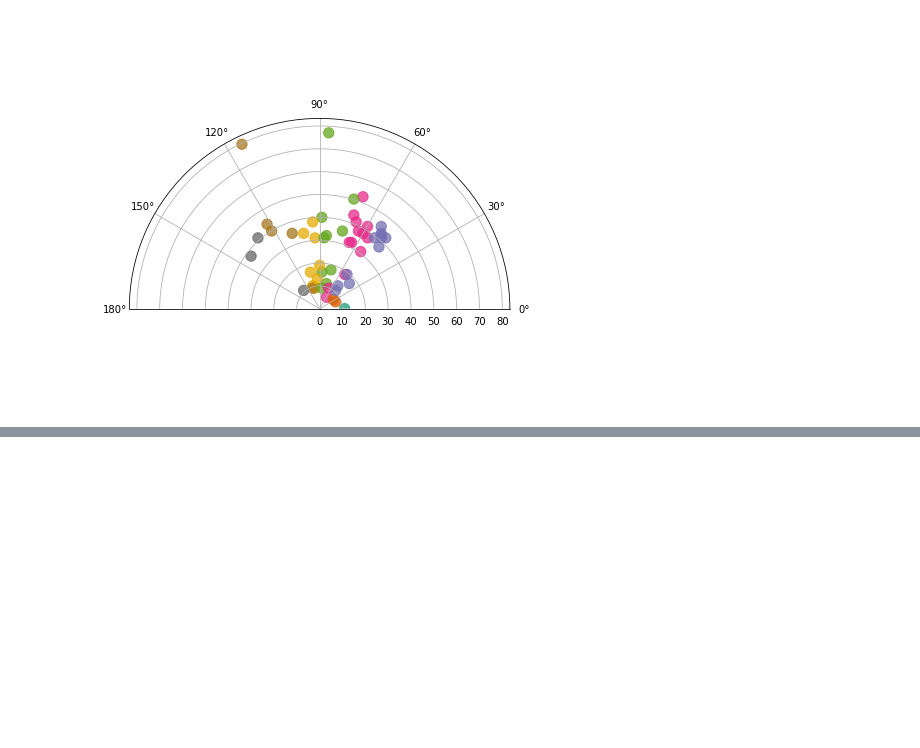
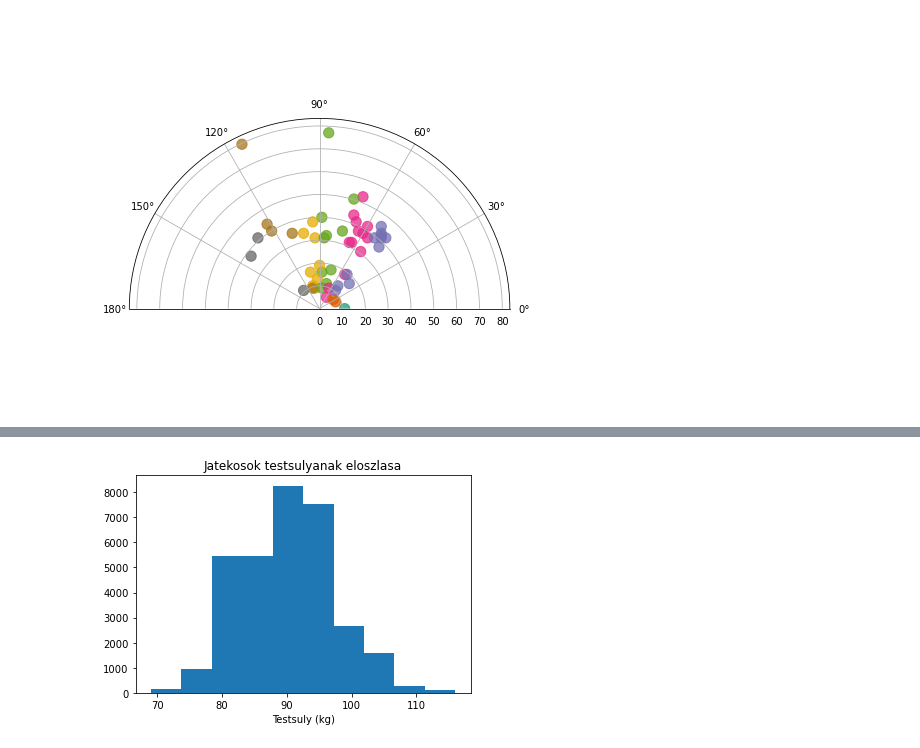
Before and after one commit to szonja126/NHL-Diplomamunka, a Jupyter notebook: readcsv.ipynb, the cells around one changed output, grey strips where cells are left out. Cells and saved outputs as stored; diff of their text form; code cells hidden in the pictures; blank space fills up the shorter version.

```diff
--- a/readcsv.ipynb
+++ b/readcsv.ipynb
@@ -562,0 +620,8 @@ ixg
+# %%
+#Data Exploratory: Distribution of weights
+plt.hist(players_df['weight_kg'])
+plt.title('Jatekosok testsulyanak eloszlasa')
+plt.xlabel('Testsuly (kg)')
+plt.show()
+# %% [output]
+[figure, added]
```
Also changed, not shown: parts of 21 cells of this notebook, 1 other file.
